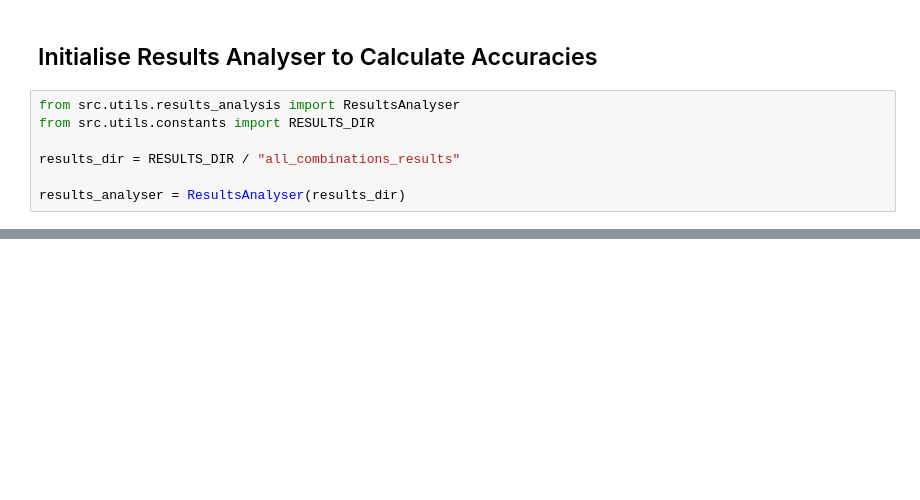
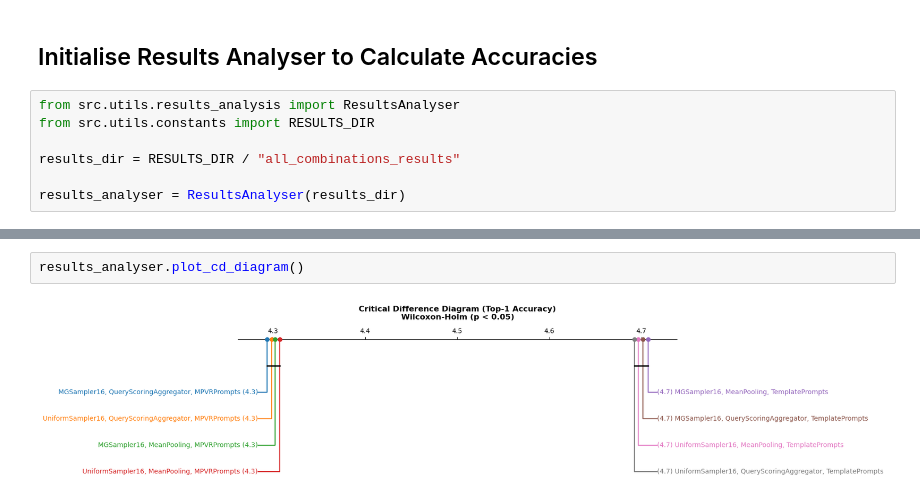
Before and after one commit to KubaJ23/vlm-zsar-dissertation, a Jupyter notebook: notebooks/03_all_combinations_results_exploration.ipynb, the cells around one changed output, grey strips where cells are left out. Cells and saved outputs as stored; diff of their text form; blank space fills up the shorter version.

Commit message:
adds accuracy confidence intervals + pipeline comparison diagram

```diff
--- a/notebooks/03_all_combinations_results_exploration.ipynb
+++ b/notebooks/03_all_combinations_results_exploration.ipynb
@@ -33,0 +34,4 @@ results_analyser.show_accuracy_comparison_plot()
+# %%
+results_analyser.plot_cd_diagram()
+# %% [output]
+[figure, added]
```
Also changed, not shown: parts of 2 cells of this notebook, 5 other files.
